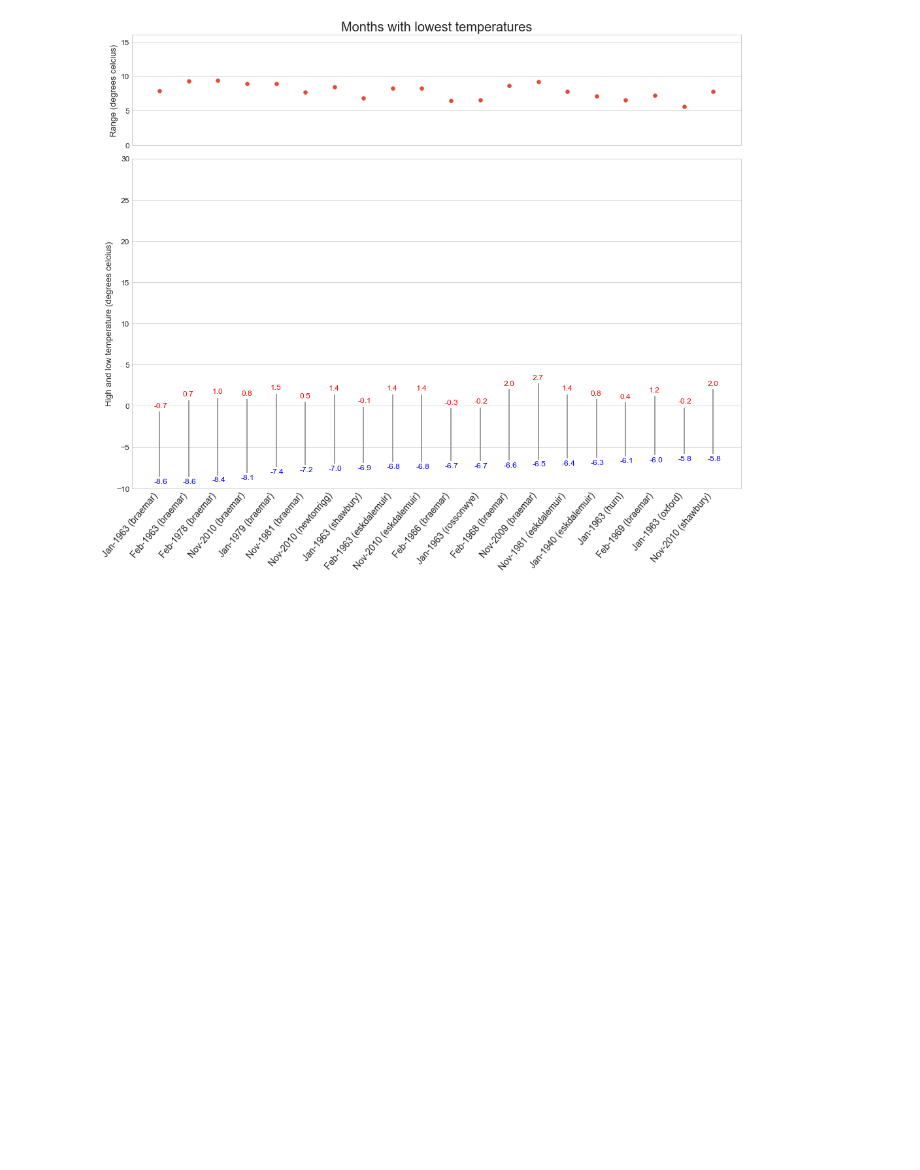
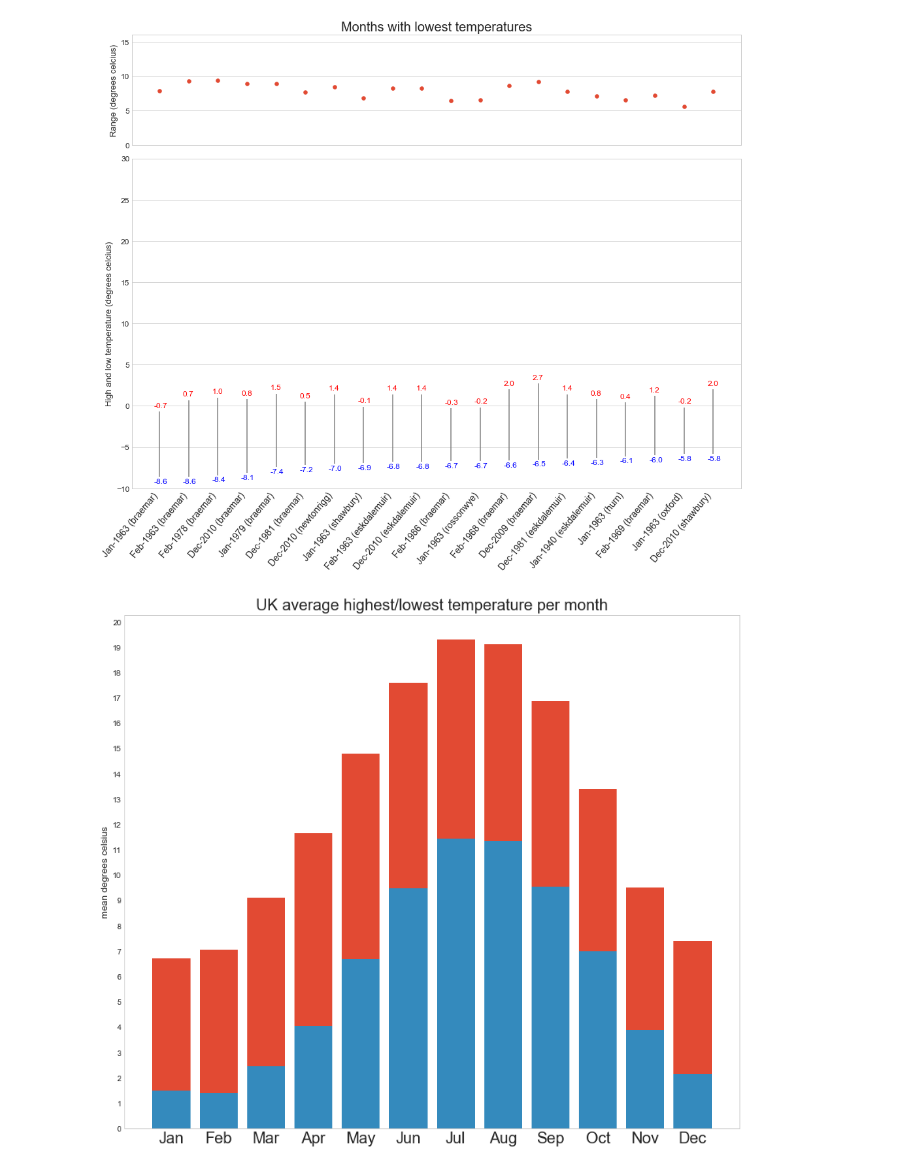
Before and after one commit to DanielJohnBenton/historic-monthly-meteorological-station-data, a Jupyter notebook: src/notes.ipynb, the cells around one changed output. Saved outputs shown, nothing was run; the diff lists cells and outputs as text; code cells hidden in the pictures; blank space fills up the shorter version.

Commit message:
new graph; minor bug fix (Aug mapped twice)

```diff
--- a/src/notes.ipynb
+++ b/src/notes.ipynb
@@ -73,7 +74,7 @@ for year in displayYears:
 months = [month["DISPLAY"] for month in monthCounts]
 counts = [month["COUNT"] for month in monthCounts]
 
-matplotlib.rcParams["figure.figsize"] = (50, 10)
+rcParams["figure.figsize"] = (50, 10)
 pyplot.style.use("ggplot")
 #with pyplot.xkcd():
 #pyplot.plot(list(range(len(display))), counts)
@@ -109,7 +110,7 @@ tempsByRange = sorted(temps, key=lambda x: x["RANGE"])
 mostVaried = list(reversed(tempsByRange[-sample:]))
 leastVaried = tempsByRange[:sample]
 # %%
-matplotlib.rcParams["figure.figsize"] = (15, 10)
+rcParams["figure.figsize"] = (15, 10)
 pyplot.style.use("seaborn-whitegrid")
 
 things = mostVaried
@@ -132,11 +133,11 @@ pyplot.show()
 [figure]
 # %%
 monthNames = {}
-monthNamesStr = ["Jan", "Feb", "Mar", "Apr", "May", "Jun", "Jul", "Aug", "Sep", "Aug", "Oct", "Nov", "Dec"]
+monthNamesStr = ["Jan", "Feb", "Mar", "Apr", "May", "Jun", "Jul", "Aug", "Sep", "Oct", "Nov", "Dec"]
 for i in range(1, 13):
     monthNames[str(i)] = monthNamesStr[i - 1]
 # %%
-matplotlib.rcParams["figure.figsize"] = (15, 12)
+rcParams["figure.figsize"] = (15, 12)
 pyplot.style.use("seaborn-whitegrid")
 
 things = mostVaried
@@ -231,3 +232,44 @@ plot_temp_ranges(highest, "Months with highest temperatures")
 plot_temp_ranges(lowest, "Months with lowest temperatures")
 # %% [output]
 [figure]
+# %%
+monthTempsHigh = {}
+monthTempsLow = {}
+
+for i in range(1, 13):
+    monthTempsHigh[str(i)] = []
+    monthTempsLow[str(i)] = []
+
+for locationFile in locationFiles:
+    with open(f"formatted_data/{locationFile}", "r", encoding="utf-8") as dataFile:
+        for row in DictReader(dataFile):
+            if row["mm"] != "":
+                if row["tmin_degc"] != "":
+                    monthTempsLow[row["mm"]].append(float(row["tmin_degc"]))
+                if row["tmax_degc"] != "":
+                    monthTempsHigh[row["mm"]].append(float(row["tmax_degc"]))
+
+monthTempsHighMeans = []
+monthTempsLowMeans = []
+
+for i in range(1, 13):
+    monthTempsHighMeans.append(mean(monthTempsHigh[str(i)]))
+    monthTempsLowMeans.append(mean(monthTempsLow[str(i)]))
+
+pyplot.bar(list(range(1, 13)), monthTempsHighMeans)
+pyplot.bar(list(range(1, 13)), monthTempsLowMeans)
+
+pyplot.xticks(list(range(1, 13)), [monthNames[str(i)] for i in list(range(1, 13))], size=20)
+pyplot.yticks(list(range(0, 21)))
+
+pyplot.ylabel("mean degrees celsius")
+
+pyplot.title("UK average highest/lowest temperature per month", size=20)
+
+axes = pyplot.gca()
+axes.grid(False, axis="x")
+axes.grid(False, axis="y")
+
+pyplot.show()
+# %% [output]
+[figure, added]
```
Also changed, not shown: parts of 3 cells of this notebook.
